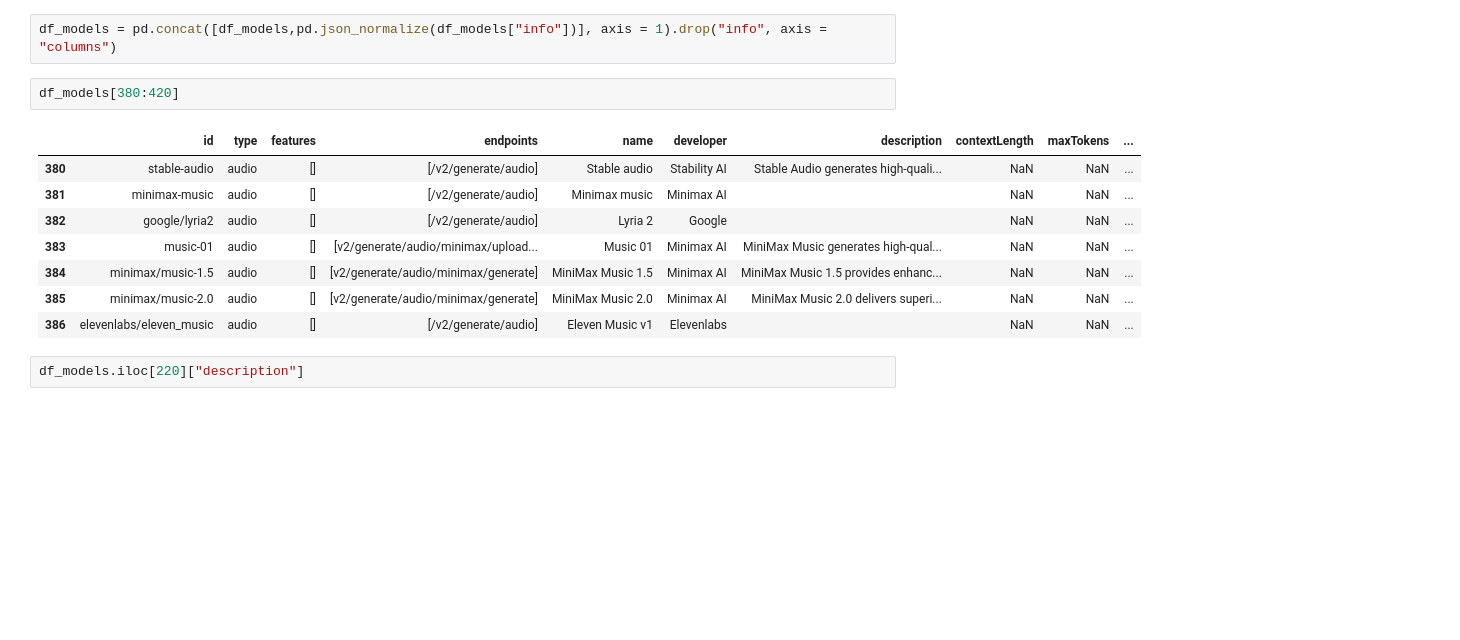
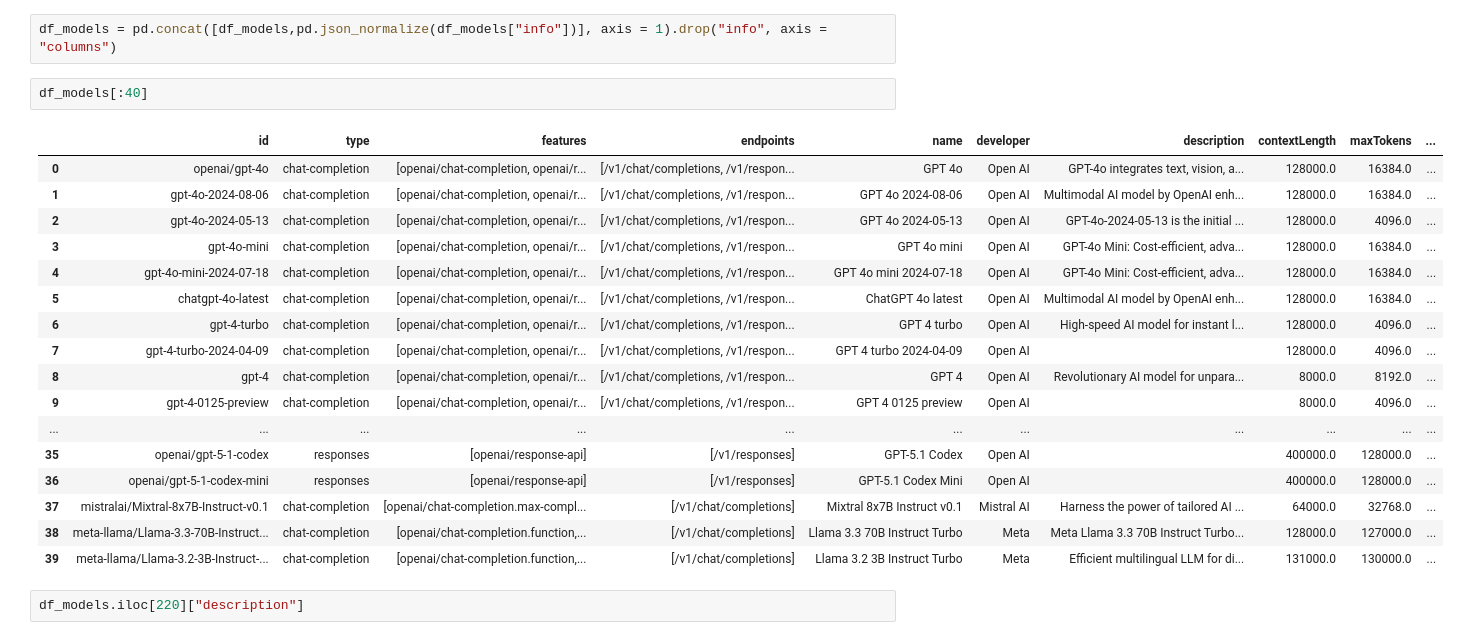
Before and after one commit to Yaroslav-Lyutvinskiy/LitReview, a Jupyter notebook: LitReview-sample.ipynb, the cells around one changed output. Drawn from its saved outputs; the diff is of its cells as text; blank space fills up the shorter version.

Commit message:
full text articles

```diff
--- a/LitReview-sample.ipynb
+++ b/LitReview-sample.ipynb
@@ -307,16 +337,25 @@ df_models = pd.DataFrame(json.loads(response.content)["data"])
 # %%
 df_models = pd.concat([df_models,pd.json_normalize(df_models["info"])], axis = 1).drop("info", axis = "columns")
 # %%
-df_models[380:420]
+df_models[:40]
 # %% [output]
 |  | id | type | features | endpoints | name | developer | description | contextLength | maxTokens | ... |
-| 380 | stable-audio | audio | [] | [/v2/generate/audio] | Stable audio | Stability AI | Stable Audio generates high-quali... | NaN | NaN | ... |
-| 381 | minimax-music | audio | [] | [/v2/generate/audio] | Minimax music | Minimax AI |  | NaN | NaN | ... |
-| 382 | google/lyria2 | audio | [] | [/v2/generate/audio] | Lyria 2 | Google |  | NaN | NaN | ... |
-| 383 | music-01 | audio | [] | [v2/generate/audio/minimax/upload... | Music 01 | Minimax AI | MiniMax Music generates high-qual... | NaN | NaN | ... |
-| 384 | minimax/music-1.5 | audio | [] | [v2/generate/audio/minimax/generate] | MiniMax Music 1.5 | Minimax AI | MiniMax Music 1.5 provides enhanc... | NaN | NaN | ... |
-| 385 | minimax/music-2.0 | audio | [] | [v2/generate/audio/minimax/generate] | MiniMax Music 2.0 | Minimax AI | MiniMax Music 2.0 delivers superi... | NaN | NaN | ... |
-| 386 | elevenlabs/eleven_music | audio | [] | [/v2/generate/audio] | Eleven Music v1 | Elevenlabs |  | NaN | NaN | ... |
+| 0 | openai/gpt-4o | chat-completion | [openai/chat-completion, openai/r... | [/v1/chat/completions, /v1/respon... | GPT 4o | Open AI | GPT-4o integrates text, vision, a... | 128000.0 | 16384.0 | ... |
+| 1 | gpt-4o-2024-08-06 | chat-completion | [openai/chat-completion, openai/r... | [/v1/chat/completions, /v1/respon... | GPT 4o 2024-08-06 | Open AI | Multimodal AI model by OpenAI enh... | 128000.0 | 16384.0 | ... |
+| 2 | gpt-4o-2024-05-13 | chat-completion | [openai/chat-completion, openai/r... | [/v1/chat/completions, /v1/respon... | GPT 4o 2024-05-13 | Open AI | GPT-4o-2024-05-13 is the initial ... | 128000.0 | 4096.0 | ... |
+| 3 | gpt-4o-mini | chat-completion | [openai/chat-completion, openai/r... | [/v1/chat/completions, /v1/respon... | GPT 4o mini | Open AI | GPT-4o Mini: Cost-efficient, adva... | 128000.0 | 16384.0 | ... |
+| 4 | gpt-4o-mini-2024-07-18 | chat-completion | [openai/chat-completion, openai/r... | [/v1/chat/completions, /v1/respon... | GPT 4o mini 2024-07-18 | Open AI | GPT-4o Mini: Cost-efficient, adva... | 128000.0 | 16384.0 | ... |
+| 5 | chatgpt-4o-latest | chat-completion | [openai/chat-completion, openai/r... | [/v1/chat/completions, /v1/respon... | ChatGPT 4o latest | Open AI | Multimodal AI model by OpenAI enh... | 128000.0 | 16384.0 | ... |
+| 6 | gpt-4-turbo | chat-completion | [openai/chat-completion, openai/r... | [/v1/chat/completions, /v1/respon... | GPT 4 turbo | Open AI | High-speed AI model for instant l... | 128000.0 | 4096.0 | ... |
+| 7 | gpt-4-turbo-2024-04-09 | chat-completion | [openai/chat-completion, openai/r... | [/v1/chat/completions, /v1/respon... | GPT 4 turbo 2024-04-09 | Open AI |  | 128000.0 | 4096.0 | ... |
+| 8 | gpt-4 | chat-completion | [openai/chat-completion, openai/r... | [/v1/chat/completions, /v1/respon... | GPT 4 | Open AI | Revolutionary AI model for unpara... | 8000.0 | 8192.0 | ... |
+| 9 | gpt-4-0125-preview | chat-completion | [openai/chat-completion, openai/r... | [/v1/chat/completions, /v1/respon... | GPT 4 0125 preview | Open AI |  | 8000.0 | 4096.0 | ... |
+| ... | ... | ... | ... | ... | ... | ... | ... | ... | ... | ... |
+| 35 | openai/gpt-5-1-codex | responses | [openai/response-api] | [/v1/responses] | GPT-5.1 Codex | Open AI |  | 400000.0 | 128000.0 | ... |
+| 36 | openai/gpt-5-1-codex-mini | responses | [openai/response-api] | [/v1/responses] | GPT-5.1 Codex Mini | Open AI |  | 400000.0 | 128000.0 | ... |
+| 37 | mistralai/Mixtral-8x7B-Instruct-v0.1 | chat-completion | [openai/chat-completion.max-compl... | [/v1/chat/completions] | Mixtral 8x7B Instruct v0.1 | Mistral AI | Harness the power of tailored AI ... | 64000.0 | 32768.0 | ... |
+| 38 | meta-llama/Llama-3.3-70B-Instruct... | chat-completion | [openai/chat-completion.function,... | [/v1/chat/completions] | Llama 3.3 70B Instruct Turbo | Meta | Meta Llama 3.3 70B Instruct Turbo... | 128000.0 | 127000.0 | ... |
+| 39 | meta-llama/Llama-3.2-3B-Instruct-... | chat-completion | [openai/chat-completion.function,... | [/v1/chat/completions] | Llama 3.2 3B Instruct Turbo | Meta | Efficient multilingual LLM for di... | 131000.0 | 130000.0 | ... |
 # %%
 df_models.iloc[220]["description"]
 # %% [output]
```
Also changed, not shown: parts of 13 cells of this notebook, 6 other files.
